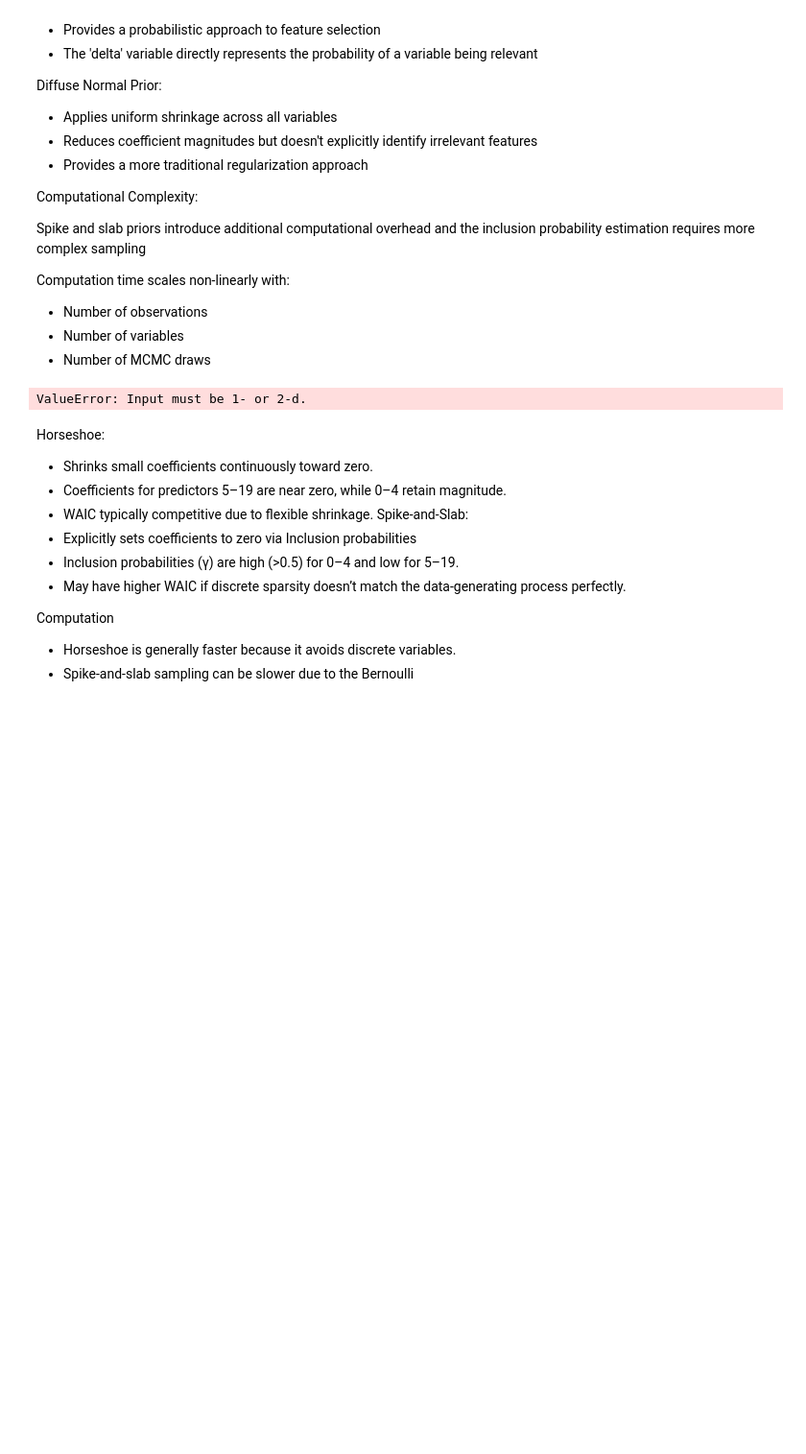
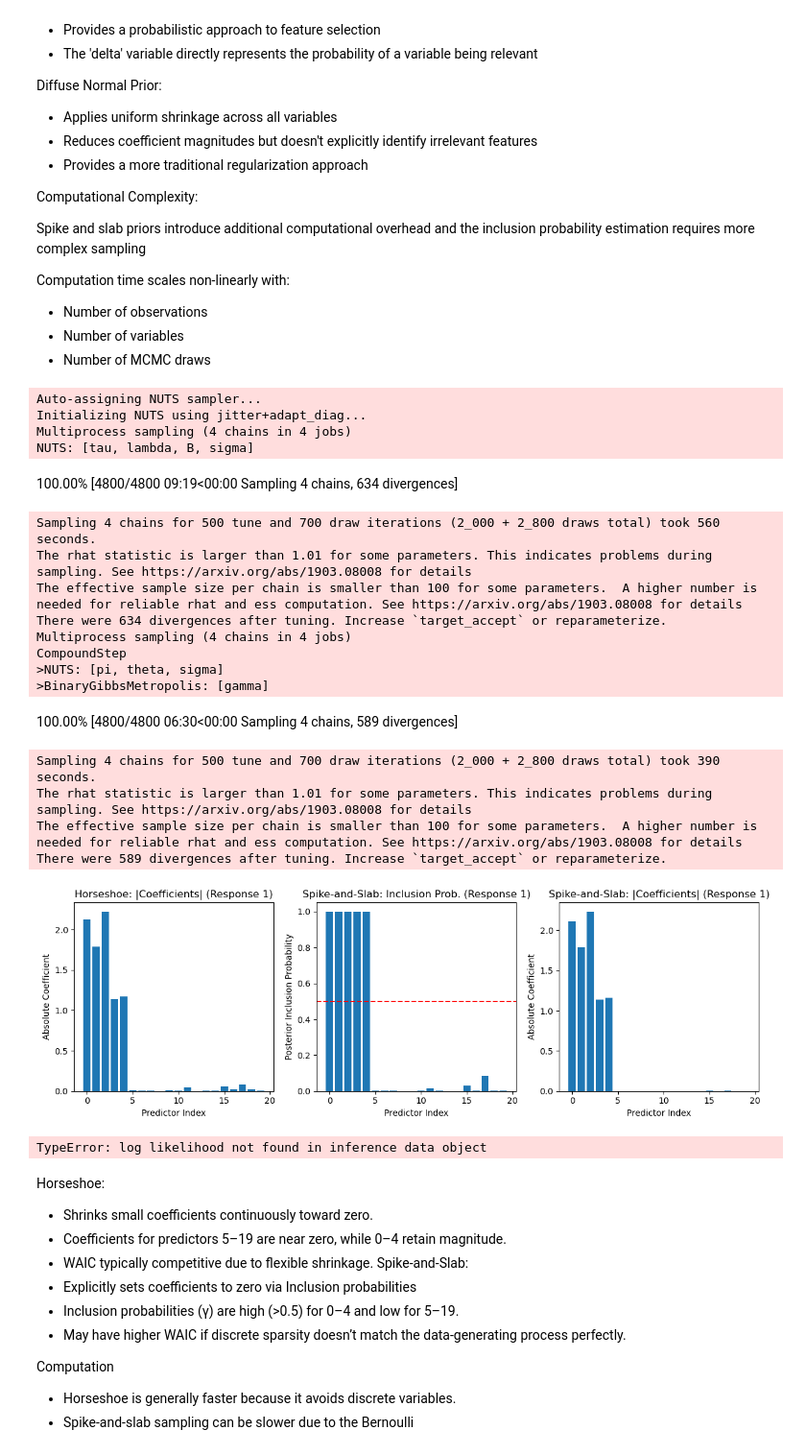
Before and after one commit to PoChiehYang/365hw, a Jupyter notebook: 365hw10.ipynb, the cells around one changed output. Shown at 96% size. Saved outputs shown, nothing was run; the diff lists cells and outputs as text; code cells hidden in the pictures; blank space fills up the shorter version.

```diff
--- a/365hw10.ipynb
+++ b/365hw10.ipynb
@@ -355,10 +355,12 @@ Computation time scales non-linearly with:
 - Number of variables
 - Number of MCMC draws
 # %%
-n = 200  # observations
-p = 20   # predictors
-k = 3    # responses
-n_informative = 5  # number of non-zero coefficients
+import pytensor.tensor as pt
+
+n = 200
+p = 20
+k = 3
+n_informative = 5
 
 # Generate design matrix X
 X = np.random.randn(n, p)
@@ -369,36 +371,25 @@ noise = np.random.randn(n, k) * 0.5
 Y = X @ B_true + noise
 
 with pm.Model() as hs_model:
-    # Global shrinkage
     tau = pm.HalfCauchy("tau", beta=1)
-    # Local shrinkage per coefficient
     lambda_ = pm.HalfCauchy("lambda", beta=1, shape=(p, k))
-    # Coefficients
     B = pm.Normal("B", mu=0, sigma=tau * lambda_, shape=(p, k))
-    # Noise covariance (diagonal for simplicity)
     sigma = pm.HalfNormal("sigma", sigma=1, shape=k)
-    # Predicted mean
     mu = pm.math.dot(X, B)
-    # Likelihood
-    pm.MvNormal("Y", mu=mu, cov=np.diag(sigma**2), observed=Y)
-    hs_trace = pm.sample(2000, tune=1000, return_inferencedata=True)
-
+    cov = pt.diag(sigma**2)  # Use pt.diag instead of pm.math.diag
+    pm.MvNormal("Y", mu=mu, cov=cov, observed=Y)
+    hs_trace = pm.sample(700, tune=500, return_inferencedata=True)
 
 with pm.Model() as ss_model:
-    # Inclusion probability
-    pi = pm.Beta("pi", 1, 1)  # Prior on inclusion probability
+    pi = pm.Beta("pi", 1, 1)
     gamma = pm.Bernoulli("gamma", p=pi, shape=(p, k))
-    # Slab component
     theta = pm.Normal("theta", mu=0, sigma=10, shape=(p, k))
-    # Coefficients (zero if not included)
     B = pm.Deterministic("B", gamma * theta)
-    # Noise covariance
     sigma = pm.HalfNormal("sigma", sigma=1, shape=k)
-    # Predicted mean
     mu = pm.math.dot(X, B)
-    # Likelihood
-    pm.MvNormal("Y", mu=mu, cov=np.diag(sigma**2), observed=Y)
-    ss_trace = pm.sample(2000, tune=1000, return_inferencedata=True)
+    cov = pt.diag(sigma**2)  # Use pt.diag here too
+    pm.MvNormal("Y", mu=mu, cov=cov, observed=Y)
+    ss_trace = pm.sample(700, tune=500, return_inferencedata=True)
 
 # Posterior means
 hs_B_mean = hs_trace.posterior["B"].mean(dim=["chain", "draw"]).values
@@ -414,35 +405,54 @@ plt.title("Horseshoe: |Coefficients| (Response 1)")
 plt.xlabel("Predictor Index")
 plt.ylabel("Absolute Coefficient")
 
 plt.subplot(1, 3, 2)
 plt.bar(range(p), ss_gamma_mean[:, 0])
 plt.title("Spike-and-Slab: Inclusion Prob. (Response 1)")
 plt.xlabel("Predictor Index")
 plt.ylabel("Posterior Inclusion Probability")
 plt.axhline(0.5, color="red", linestyle="--")
 
 plt.subplot(1, 3, 3)
 plt.bar(range(p), np.abs(ss_B_mean[:, 0]))
 plt.title("Spike-and-Slab: |Coefficients| (Response 1)")
 plt.xlabel("Predictor Index")
 plt.ylabel("Absolute Coefficient")
 
 plt.tight_layout()
 plt.show()
 
 hs_waic = az.waic(hs_trace)
 ss_waic = az.waic(ss_trace)
 
 print("Horseshoe WAIC:", hs_waic.waic)
 print("Spike-and-Slab WAIC:", ss_waic.waic)
 
 hs_mse = np.mean((hs_B_mean - B_true) ** 2)
 ss_mse = np.mean((ss_B_mean - B_true) ** 2)
 
-print("Horseshoe MSE to true coefficients:", hs_mse)
+print("Horseshoe to true coefficients:", hs_mse)
 print("Spike-and-Slab MSE to true coefficients:", ss_mse)
 # %% [output]
-ValueError: Input must be 1- or 2-d.
+Auto-assigning NUTS sampler...
+Initializing NUTS using jitter+adapt_diag...
+Multiprocess sampling (4 chains in 4 jobs)
+NUTS: [tau, lambda, B, sigma]
+100.00% [4800/4800 09:19<00:00 Sampling 4 chains, 634 divergences]
+Sampling 4 chains for 500 tune and 700 draw iterations (2_000 + 2_800 draws total) took 560 seconds.
+The rhat statistic is larger than 1.01 for some parameters. This indicates problems during sampling. See https://arxiv.org/abs/1903.08008 for details
+The effective sample size per chain is smaller than 100 for some parameters.  A higher number is needed for reliable rhat and ess computation. See https://arxiv.org/abs/1903.08008 for details
+There were 634 divergences after tuning. Increase `target_accept` or reparameterize.
+Multiprocess sampling (4 chains in 4 jobs)
+CompoundStep
+>NUTS: [pi, theta, sigma]
+>BinaryGibbsMetropolis: [gamma]
+100.00% [4800/4800 06:30<00:00 Sampling 4 chains, 589 divergences]
+Sampling 4 chains for 500 tune and 700 draw iterations (2_000 + 2_800 draws total) took 390 seconds.
+The rhat statistic is larger than 1.01 for some parameters. This indicates problems during sampling. See https://arxiv.org/abs/1903.08008 for details
+The effective sample size per chain is smaller than 100 for some parameters.  A higher number is needed for reliable rhat and ess computation. See https://arxiv.org/abs/1903.08008 for details
+There were 589 divergences after tuning. Increase `target_accept` or reparameterize.
+[figure, added]
+TypeError: log likelihood not found in inference data object
 # %% [markdown]
 Horseshoe:
 - Shrinks small coefficients continuously toward zero.
```
Also changed, not shown: parts of 2 cells of this notebook.
